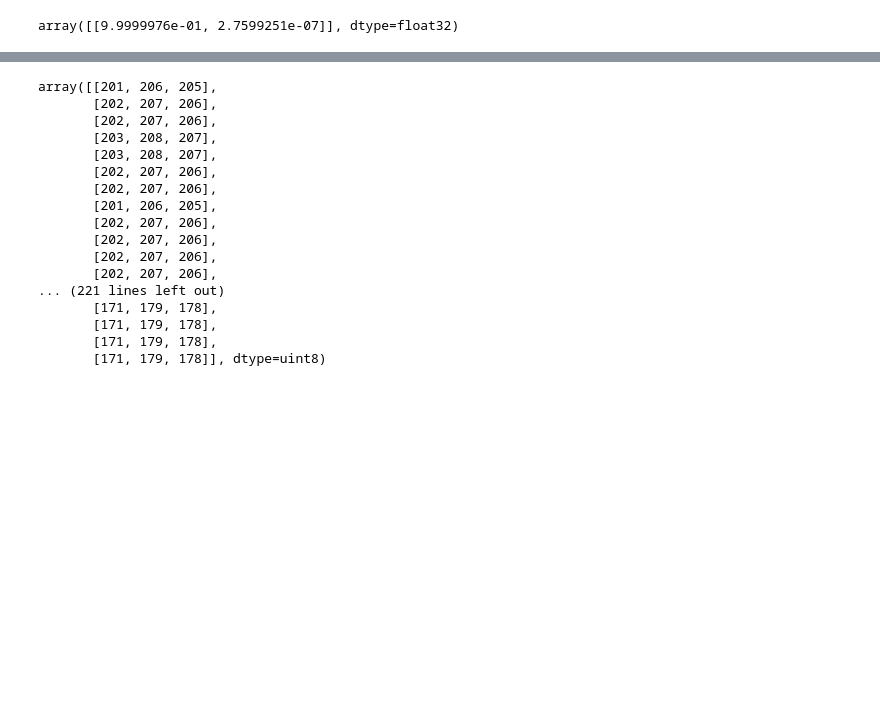
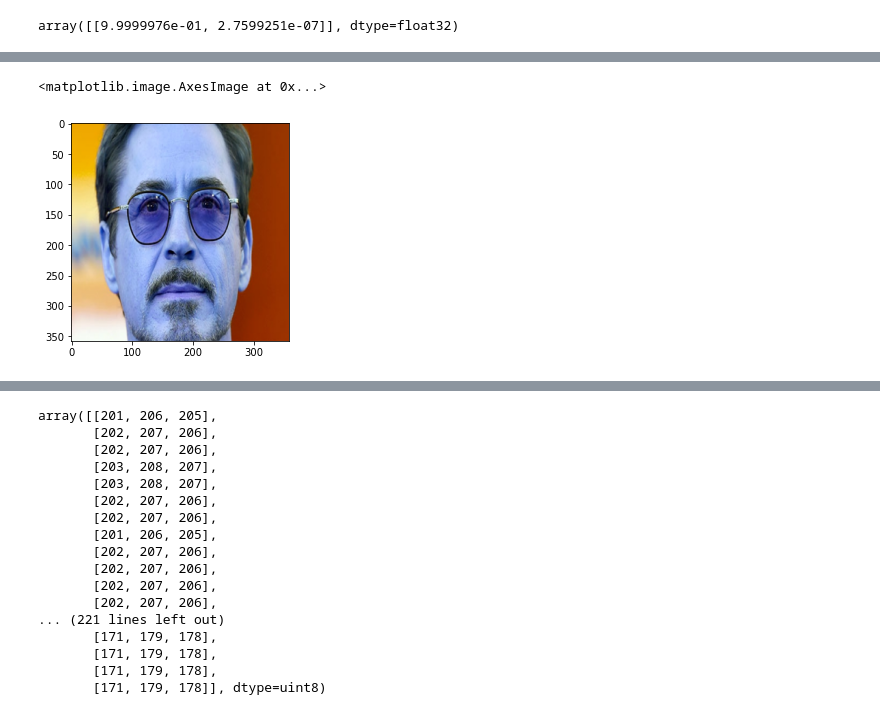
Before and after one commit to prajvalsudhir/Facemask-Detection, a Jupyter notebook: face_predict.ipynb, the cells around one changed output, grey strips where cells are left out. Drawn from its saved outputs; the diff is of its cells as text; code cells hidden in the pictures; blank space fills up the shorter version.

```diff
--- a/face_predict.ipynb
+++ b/face_predict.ipynb
@@ -134,0 +145,6 @@ array([[ 39,  52, 102, 102]], dtype=int32)
+# %%
+# crop image to get individual faces (crop_img = img[y:y+h, x:x+w])
+plt.imshow(sample[134:134+358,166:166+358])
+# %% [output]
+<matplotlib.image.AxesImage at 0x...>
+[figure, added]
```
Also changed, not shown: parts of 15 cells of this notebook, 2 other files.
